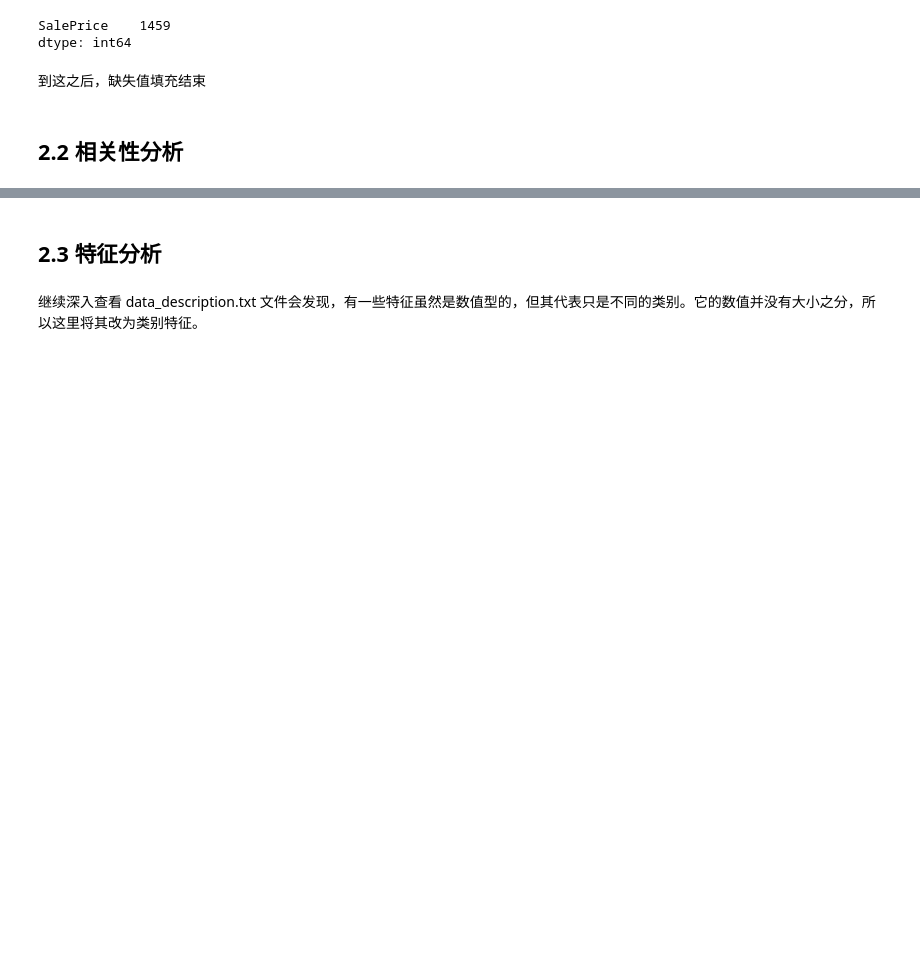
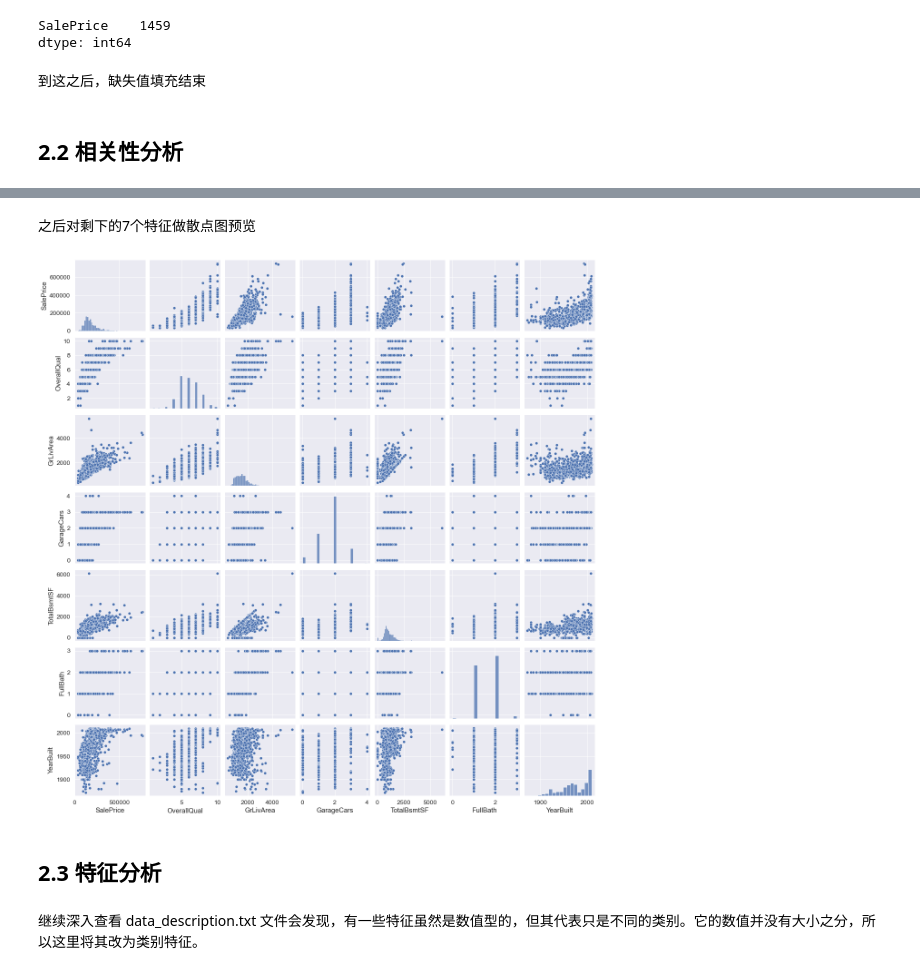
Before and after one commit to god13less/kaggle_competition, a Jupyter notebook: HousePrices_AdvancedRegressionTechniques/version_0.ipynb, the cells around one changed output, grey strips where cells are left out. Saved outputs shown, nothing was run; the diff lists cells and outputs as text; code cells hidden in the pictures; blank space fills up the shorter version.

```diff
--- a/HousePrices_AdvancedRegressionTechniques/version_0.ipynb
+++ b/HousePrices_AdvancedRegressionTechniques/version_0.ipynb
@@ -163,3 +189,12 @@ plt.show()
+# %% [markdown]
+之后对剩下的7个特征做散点图预览
+# %%
+var_set = ['SalePrice', 'OverallQual', 'GrLivArea', 'GarageCars', 'TotalBsmtSF', 'FullBath', 'YearBuilt']
+sns.set(font_scale=1.25)  # 设置横纵坐标轴的字体大小
+sns.pairplot(train_data[var_set])  # 7*7图矩阵
+plt.show()
+# %% [output]
+[figure, added]
 # %% [markdown]
 ## 2.3 特征分析
 # %% [markdown]
```
Also changed, not shown: parts of 43 cells of this notebook, 9 other files.
